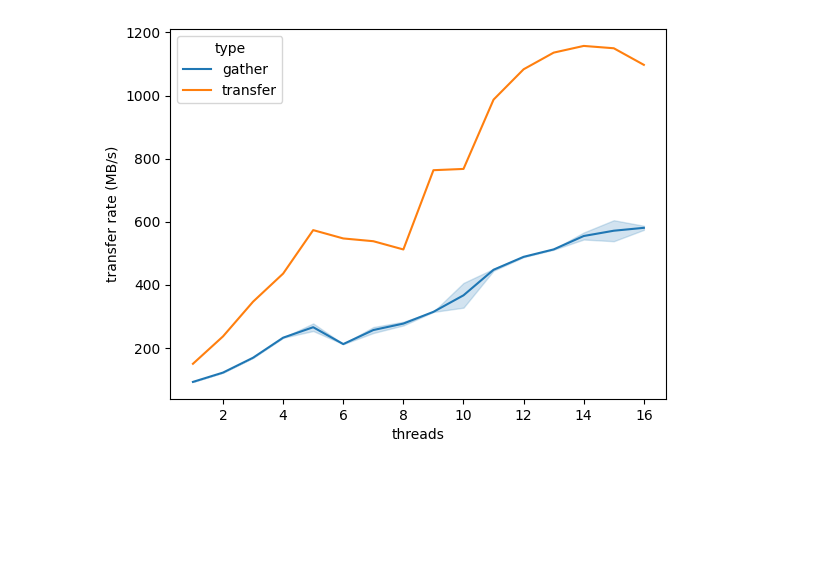
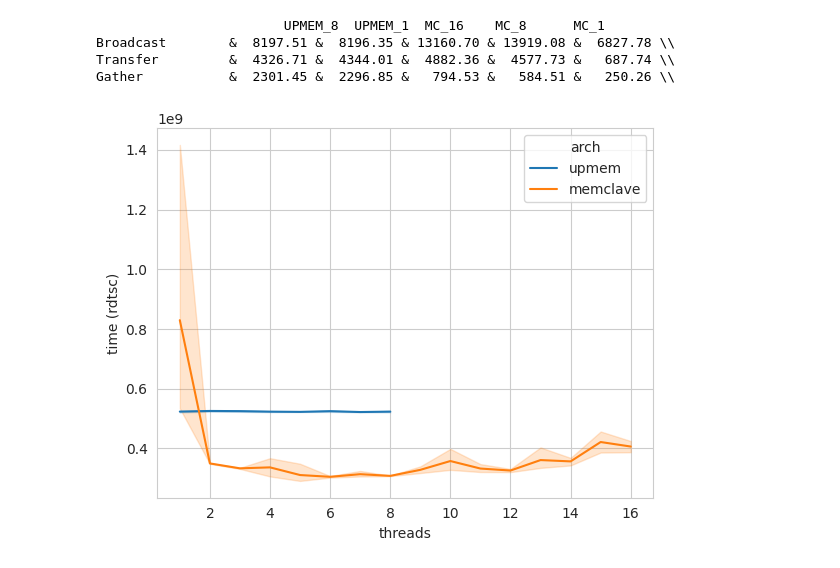
Before and after one commit to fabianvanrissenbeck/memclave-client-library, a Jupyter notebook: mram.ipynb, the cells around one changed output. Cells and saved outputs as stored; diff of their text form; code cells hidden in the pictures; blank space fills up the shorter version.

```diff
--- a/mram.ipynb
+++ b/mram.ipynb
@@ -3,11 +19,58 @@ import matplotlib.pyplot as plt
 import seaborn as sns
 import pandas as pd
 
-data = pd.read_csv("mram.csv")
-data_nobc = data[data["type"] != "broadcast"]
+data_baseline = pd.read_csv("data/mram-upmem.csv")
+data_memclave = pd.read_csv("data/mram.csv")
 
-fig, ax = plt.subplots()
-sns.lineplot(data_nobc[data_nobc["size"] == (32 << 20)], x = "threads", y = "transfer rate (MB/s)", hue = "type")
-plt.show()
+data_baseline["arch"] = "upmem"
+data_memclave["arch"] = "memclave"
+
+data = pd.concat([data_baseline, data_memclave])
-# %% [output]
-[figure, removed]
+# %%
+data = data[data["size"] == 32 << 20]
+data_tf = data[data["type"] == "transfer"]
+data_bc = data[data["type"] == "broadcast"]
+data_gt = data[data["type"] == "gather"]
+data_row = [data_bc, data_tf, data_gt]
+rows = ["Broadcast", "Transfer", "Gather  "]
+
+print("\t\t\tUPMEM_8  UPMEM_1  MC_16    MC_8      MC_1")
+
+for row, name in zip(data_row, rows):
+    upmem = row[row["arch"] == "upmem"]
+    upmem_8 = upmem[upmem["threads"] == 8]
+    upmem_1 = upmem[upmem["threads"] == 1]
+    memclave = row[row["arch"] == "memclave"]
+    memclave_16 = memclave[memclave["threads"] == 12]
+    memclave_8 = memclave[memclave["threads"] == 8]
+    memclave_1 = memclave[memclave["threads"] == 1]
+
+    field = "transfer rate (MB/s)"
+
+    res = [
+        upmem_8[field].mean(),
+        upmem_1[field].mean(),
+        memclave_16[field].mean(),
+        memclave_8[field].mean(),
+        memclave_1[field].mean()
+    ]
+
+    print("{}\t & {:>8.2f} & {:>8.2f} & {:>8.2f} & {:>8.2f} & {:>8.2f} \\\\".format(
+        name,
+        res[0],
+        res[1],
+        res[2],
+        res[3],
+        res[4]
+    ))
+# %% [output]
+                        UPMEM_8  UPMEM_1  MC_16    MC_8      MC_1
+Broadcast        &  8197.51 &  8196.35 & 13160.70 & 13919.08 &  6827.78 \\
+Transfer         &  4326.71 &  4344.01 &  4882.36 &  4577.73 &   687.74 \\
+Gather           &  2301.45 &  2296.85 &   794.53 &   584.51 &   250.26 \\
+# %%
+fig, ax = plt.subplots()
+sns.lineplot(data[data["type"] == "broadcast"], x = "threads", y = "time (rdtsc)", hue = "arch")
+plt.show()
+# %% [output]
+[figure, added]
```
Also changed, not shown: parts of 1 cell of this notebook.
